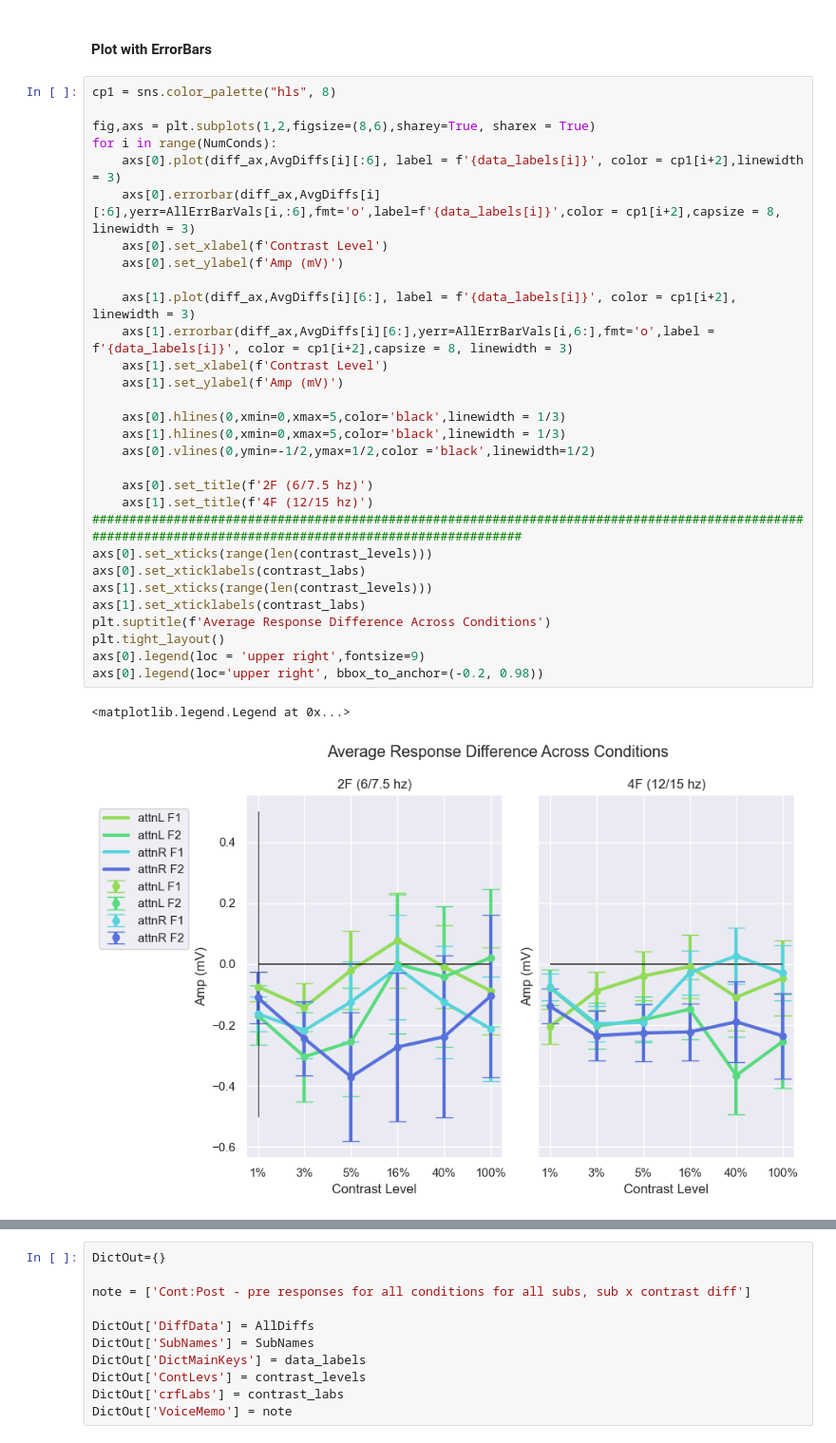
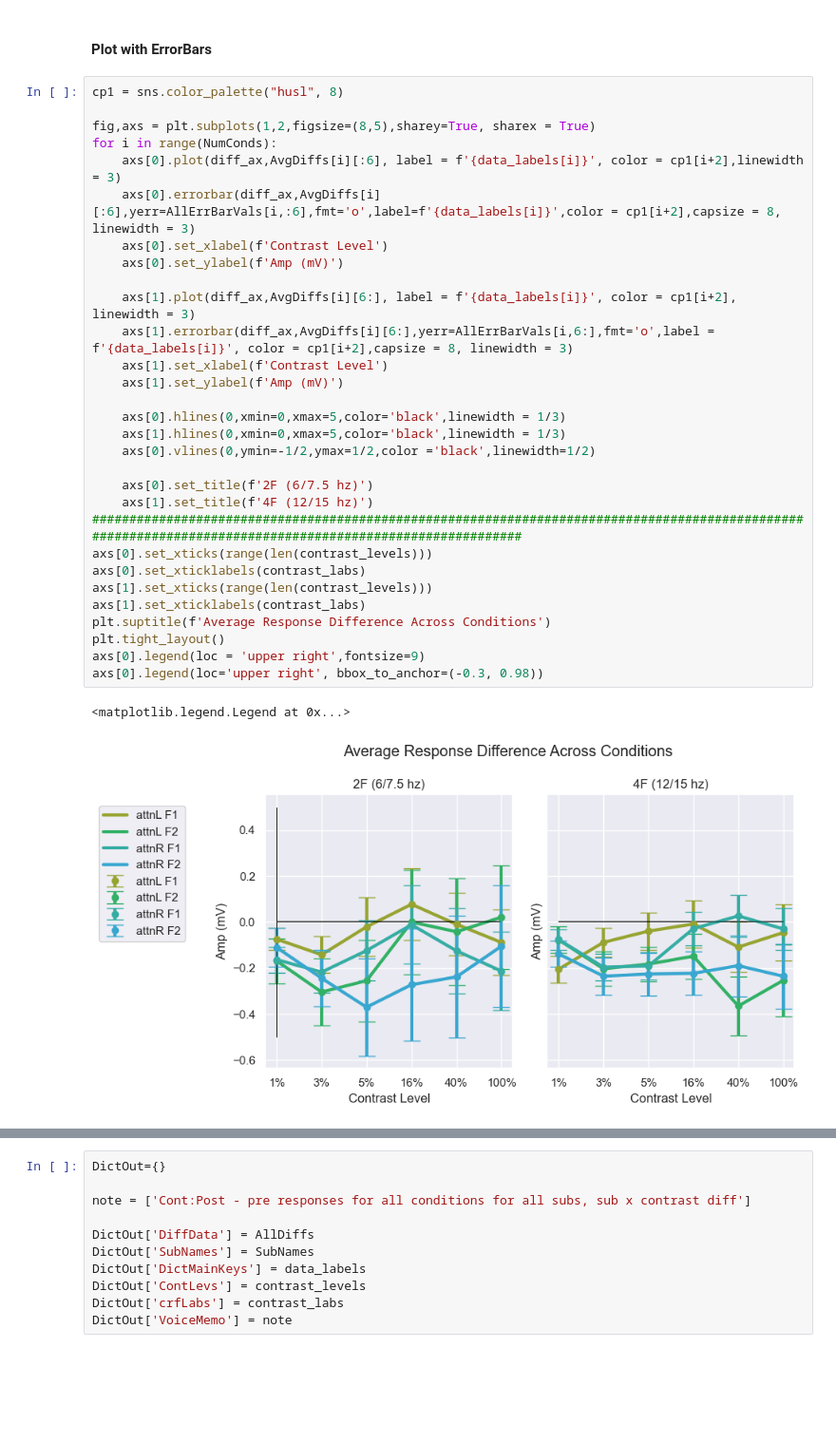
Before and after one commit to PatriciaNL/LTP_analysis, a Jupyter notebook: PythonScripts/GetAllSubjCRFDiff.ipynb, the cells around one changed output, grey strips where cells are left out. Shown at 95% size. Cells and saved outputs as stored; diff of their text form; blank space fills up the shorter version.

```diff
--- a/PythonScripts/GetAllSubjCRFDiff.ipynb
+++ b/PythonScripts/GetAllSubjCRFDiff.ipynb
@@ -246,36 +224,36 @@ axs[0].legend(loc='upper right', bbox_to_anchor=(-0.2, 0.98))
 # %% [markdown]
 #### Plot with ErrorBars
 # %%
-cp1 = sns.color_palette("hls", 8)
+cp1 = sns.color_palette("husl", 8)
 
-fig,axs = plt.subplots(1,2,figsize=(8,6),sharey=True, sharex = True)
+fig,axs = plt.subplots(1,2,figsize=(8,5),sharey=True, sharex = True)
 for i in range(NumConds):
     axs[0].plot(diff_ax,AvgDiffs[i][:6], label = f'{data_labels[i]}', color = cp1[i+2],linewidth = 3)
     axs[0].errorbar(diff_ax,AvgDiffs[i][:6],yerr=AllErrBarVals[i,:6],fmt='o',label=f'{data_labels[i]}',color = cp1[i+2],capsize = 8, linewidth = 3)
     axs[0].set_xlabel(f'Contrast Level')
     axs[0].set_ylabel(f'Amp (mV)')
 
     axs[1].plot(diff_ax,AvgDiffs[i][6:], label = f'{data_labels[i]}', color = cp1[i+2], linewidth = 3)
     axs[1].errorbar(diff_ax,AvgDiffs[i][6:],yerr=AllErrBarVals[i,6:],fmt='o',label = f'{data_labels[i]}', color = cp1[i+2],capsize = 8, linewidth = 3)
     axs[1].set_xlabel(f'Contrast Level')
     axs[1].set_ylabel(f'Amp (mV)')
 
     axs[0].hlines(0,xmin=0,xmax=5,color='black',linewidth = 1/3)
     axs[1].hlines(0,xmin=0,xmax=5,color='black',linewidth = 1/3)
     axs[0].vlines(0,ymin=-1/2,ymax=1/2,color ='black',linewidth=1/2)
 
     axs[0].set_title(f'2F (6/7.5 hz)')
     axs[1].set_title(f'4F (12/15 hz)')
 ##########################################################################################################################################################
 axs[0].set_xticks(range(len(contrast_levels)))
 axs[0].set_xticklabels(contrast_labs)
 axs[1].set_xticks(range(len(contrast_levels)))
 axs[1].set_xticklabels(contrast_labs)
 plt.suptitle(f'Average Response Difference Across Conditions')
 plt.tight_layout()
 axs[0].legend(loc = 'upper right',fontsize=9)
-axs[0].legend(loc='upper right', bbox_to_anchor=(-0.2, 0.98))
+axs[0].legend(loc='upper right', bbox_to_anchor=(-0.3, 0.98))
 # %% [output]
 <matplotlib.legend.Legend at 0x...>
-[figure, old version]
+[figure, new version]
 # %%
```
Also changed, not shown: parts of 14 cells of this notebook.
